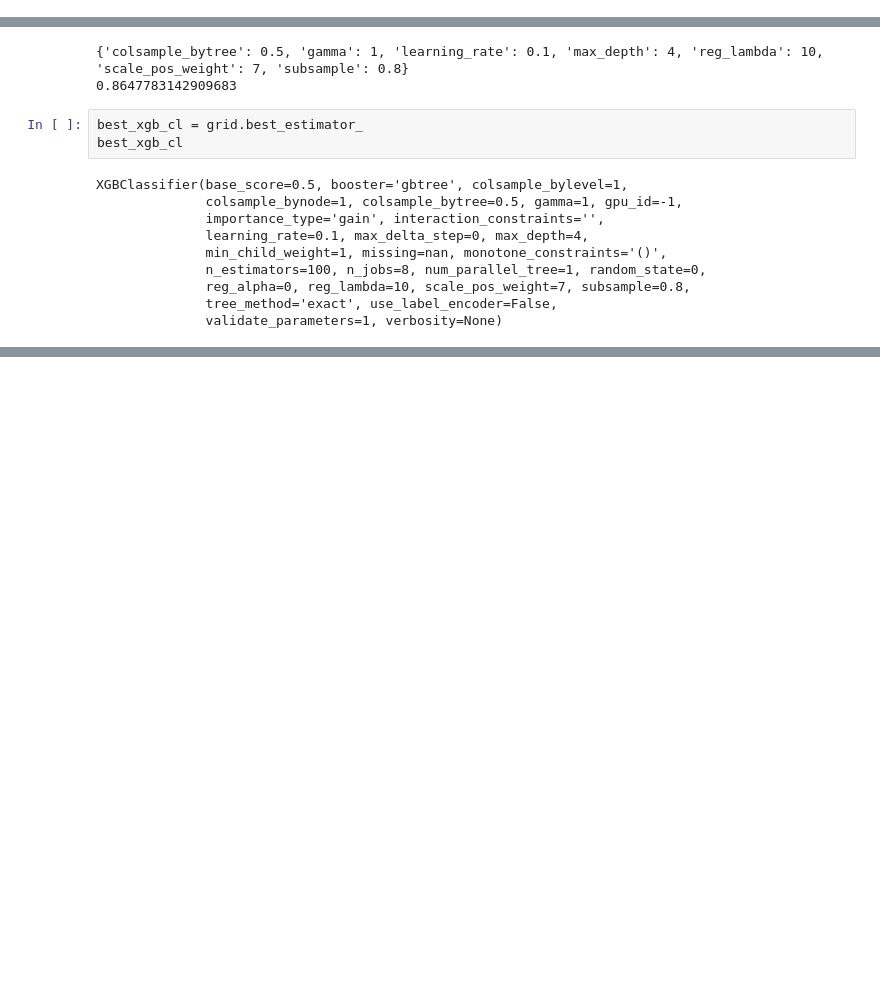
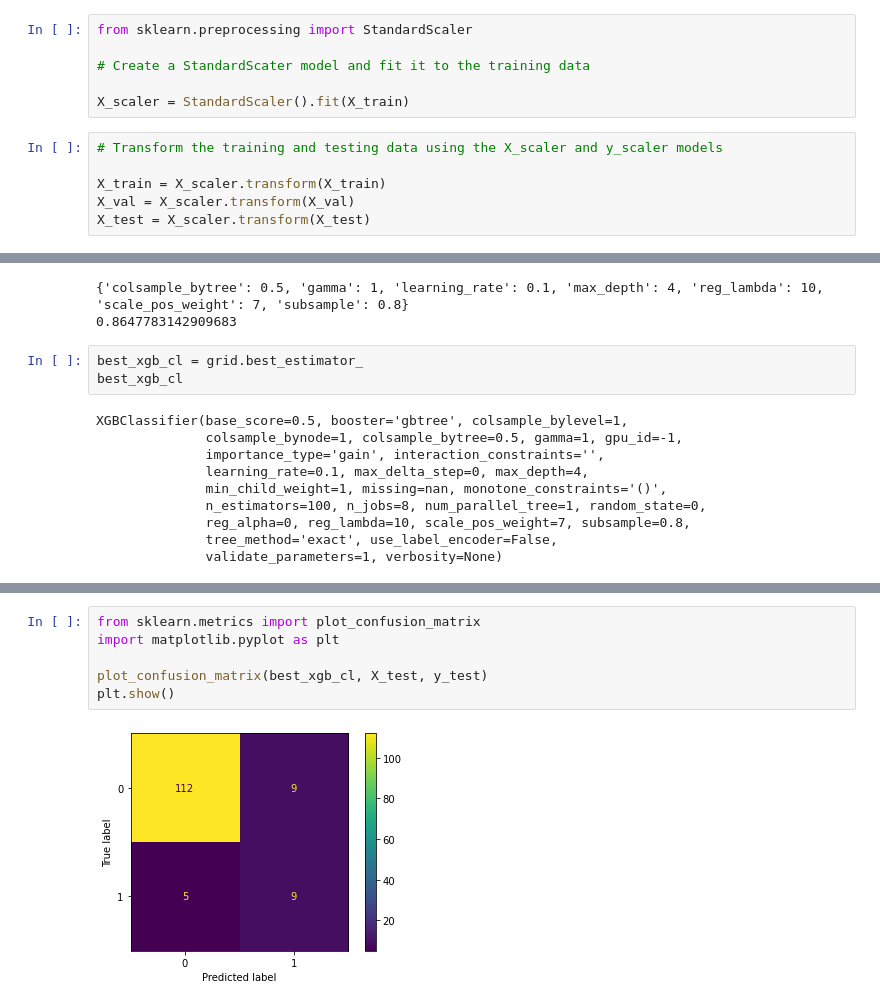
Before and after one commit to josiedeleon/Final-Project, a Jupyter notebook: Notebooks/XGBoost_Red.ipynb, the cells around one changed output, grey strips where cells are left out. Drawn from its saved outputs; the diff is of its cells as text; blank space fills up the shorter version.

```diff
--- a/Notebooks/XGBoost_Red.ipynb
+++ b/Notebooks/XGBoost_Red.ipynb
@@ -147,3 +206,15 @@ Final result: 0.9264705882352942
+# %%
+from sklearn.preprocessing import StandardScaler
+
+# Create a StandardScater model and fit it to the training data
+
+X_scaler = StandardScaler().fit(X_train)
+# %%
+# Transform the training and testing data using the X_scaler and y_scaler models
+
+X_train = X_scaler.transform(X_train)
+X_val = X_scaler.transform(X_val)
+X_test = X_scaler.transform(X_test)
 # %% [markdown]
 # Hyperparameter Tuning
 
@@ -243,0 +344,8 @@ Final result: 0.8823529411764706
+# %%
+from sklearn.metrics import plot_confusion_matrix
+import matplotlib.pyplot as plt
+
+plot_confusion_matrix(best_xgb_cl, X_test, y_test)
+plt.show()
+# %% [output]
+[figure, added]
```
Also changed, not shown: parts of 15 cells of this notebook, 1 other file.
